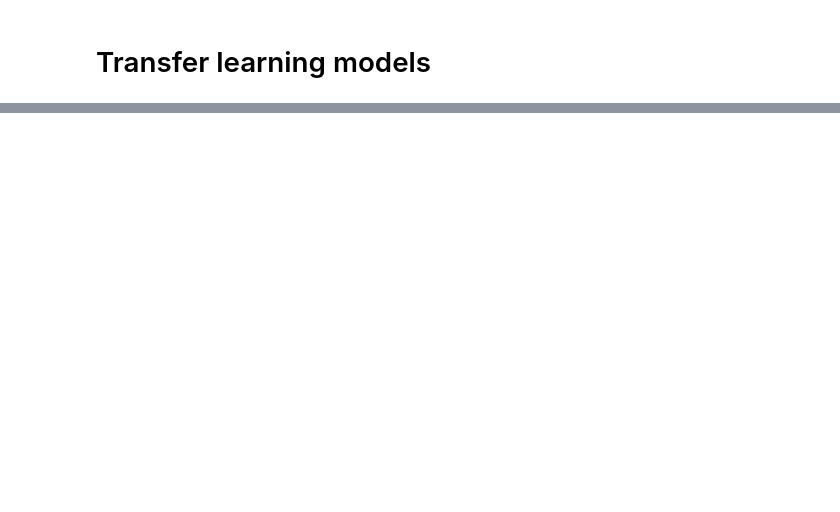
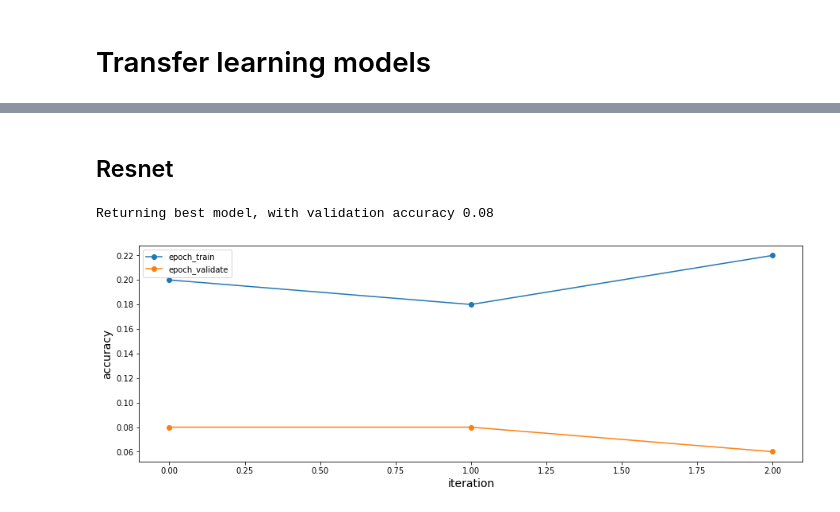
Before and after one commit to etrieschman/tree-finder, a Jupyter notebook: notebooks/preprocess_images.ipynb, the cells around one changed output, grey strips where cells are left out. Drawn from its saved outputs; the diff is of its cells as text; code cells hidden in the pictures; blank space fills up the shorter version.

```diff
--- a/notebooks/preprocess_images.ipynb
+++ b/notebooks/preprocess_images.ipynb
@@ -292,9 +290,10 @@ NameError: ignored
 import torchvision.models as models
 from notebooks.models import ResnetTransferClassifier
 from notebooks.models import ConvnextTransferClassifier
-from
+from notebooks.models import TransformerTransferClassifier
 
 
-m_resnetfc = ResnetTransferClassifier(num_classes=len(class_names), retrain_last_cnn=False)
-m_resnet = ResnetTransferClassifier(num_classes=len(class_names), retrain_last_cnn=True)
-m_convnext = ConvnextTransferClassifier(num_classes=len(class_names))
+m_resnetfc = ResnetTransferClassifier(num_classes=len(class_names), retrain_last_cnblock=False)
+m_resnet = ResnetTransferClassifier(num_classes=len(class_names), retrain_last_cnblock=True)
+m_convnext = ConvnextTransferClassifier(num_classes=len(class_names), retrain_last_cnblock=False)
+m_trans = TransformerTransferClassifier(num_classes=len(class_names), retrain_last_encoder=False)
@@ -348,0 +300,12 @@ Downloading: "https://download.pytorch.org/models/vit_b_16-c867db91.pth" to /roo
+# %% [markdown]
+## Resnet
+# %%
+optimizer = optim.SGD(m_resnetfc.parameters(), lr=0.001, momentum=0.9, nesterov=True)
+schedlr = lr_scheduler.StepLR(optimizer, step_size=2, gamma=0.1) # lr decay
+criterion = nn.CrossEntropyLoss()
+acc_resfc = train_model(m_resnetfc, criterion, optimizer, schedlr,
+                                     loaders, sizes, device, num_epochs)
+plot_accs({key: acc_resfc[key] for key in ['epoch_train', 'epoch_validate']})
+# %% [output]
+Returning best model, with validation accuracy 0.08
+[figure, added]
```
Also changed, not shown: parts of 21 cells of this notebook, 13 other files.
